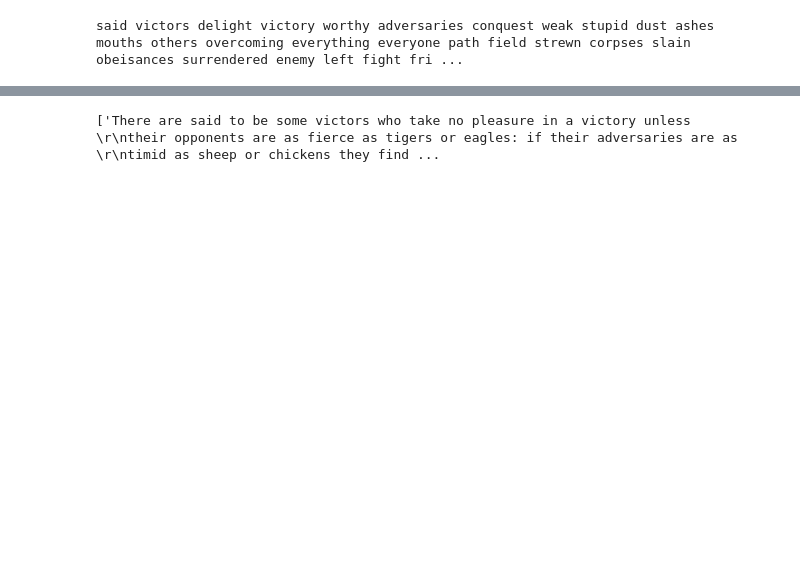
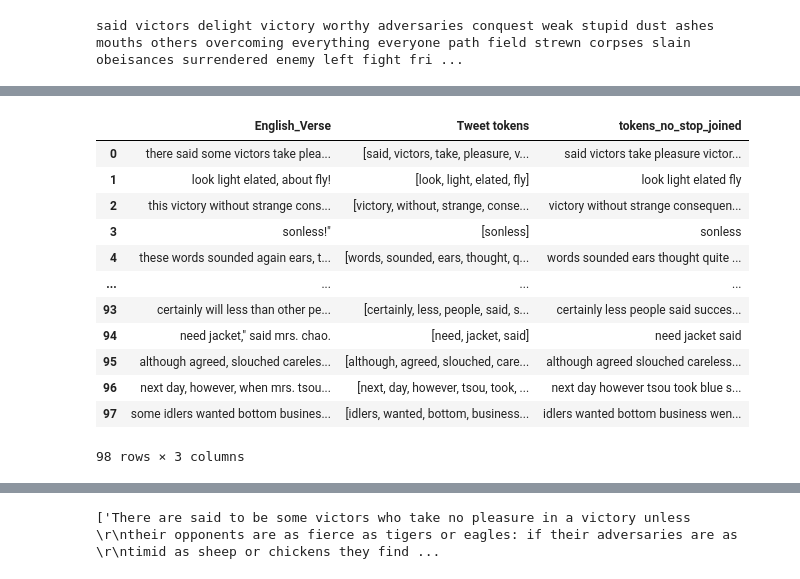
Before and after one commit to sydney-machine-learning/translationanalysis-Mandarin, a Jupyter notebook: jupyter_notebook/semantic_analysis.ipynb, the cells around one changed output, grey strips where cells are left out. Cells and saved outputs as stored; diff of their text form; code cells hidden in the pictures; blank space fills up the shorter version.

```diff
--- a/jupyter_notebook/semantic_analysis.ipynb
+++ b/jupyter_notebook/semantic_analysis.ipynb
@@ -398,0 +369,25 @@ Text(0, 0.5, '')
+# %%
+#hsien
+df_hsien_chap5 = pd.read_csv('/Users/wangxuechun/unsw/thesis-repo/data_processing/chapter_5_eng_version_hsien.csv')
+df_hsien_chap5.rename(columns={'English_Verse_chap5_hsien': 'English_Verse'}, inplace=True)
+df_hsien_chap6 = pd.read_csv('/Users/wangxuechun/unsw/thesis-repo/data_processing/chapter_6_eng_version_hsien.csv')
+df_hsien_chap6.rename(columns={'English_Verse_chap6_hsien': 'English_Verse'}, inplace=True)
+df_hsien_all = pd.concat([df_hsien, df_hsien_chap5, df_hsien_chap6], ignore_index=True)
+
+df_ngrams_hsien = pd.DataFrame(df_hsien_all)
+df_ngrams_hsien = preprocessing(df_ngrams_hsien)
+df_ngrams_hsien
+# %% [output]
+|  | English_Verse | Tweet tokens | tokens_no_stop_joined |
+| 0 | there said some victors take plea... | [said, victors, take, pleasure, v... | said victors take pleasure victor... |
+| 1 | look light elated, about fly! | [look, light, elated, fly] | look light elated fly |
+| 2 | this victory without strange cons... | [victory, without, strange, conse... | victory without strange consequen... |
+| 3 | sonless!" | [sonless] | sonless |
+| 4 | these words sounded again ears, t... | [words, sounded, ears, thought, q... | words sounded ears thought quite ... |
+| ... | ... | ... | ... |
+| 93 | certainly will less than other pe... | [certainly, less, people, said, s... | certainly less people said succes... |
+| 94 | need jacket," said mrs. chao. | [need, jacket, said] | need jacket said |
+| 95 | although agreed, slouched careles... | [although, agreed, slouched, care... | although agreed slouched careless... |
+| 96 | next day, however, when mrs. tsou... | [next, day, however, tsou, took, ... | next day however tsou took blue s... |
+| 97 | some idlers wanted bottom busines... | [idlers, wanted, bottom, business... | idlers wanted bottom business wen... |
+98 rows × 3 columns
```
Also changed, not shown: parts of 14 cells of this notebook.
